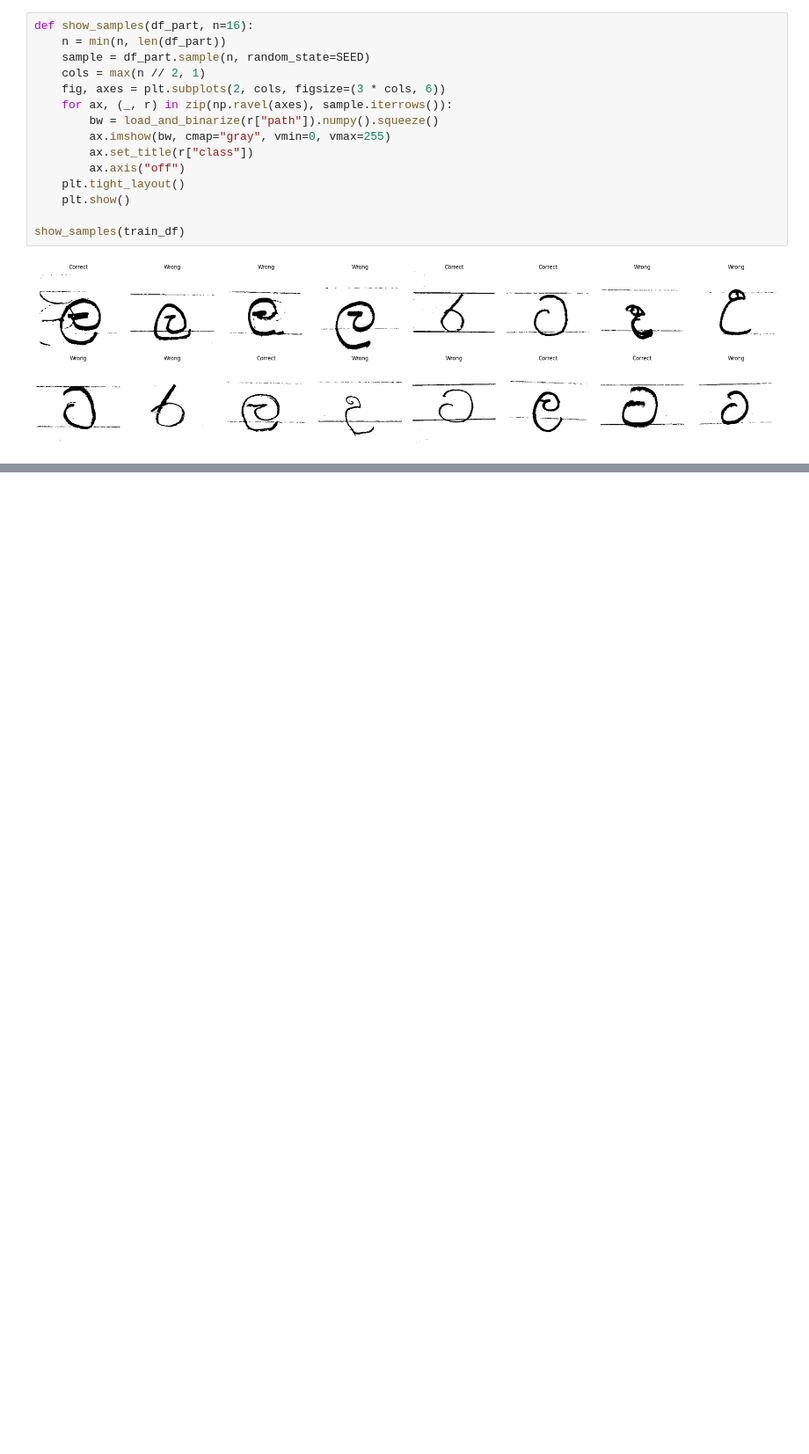
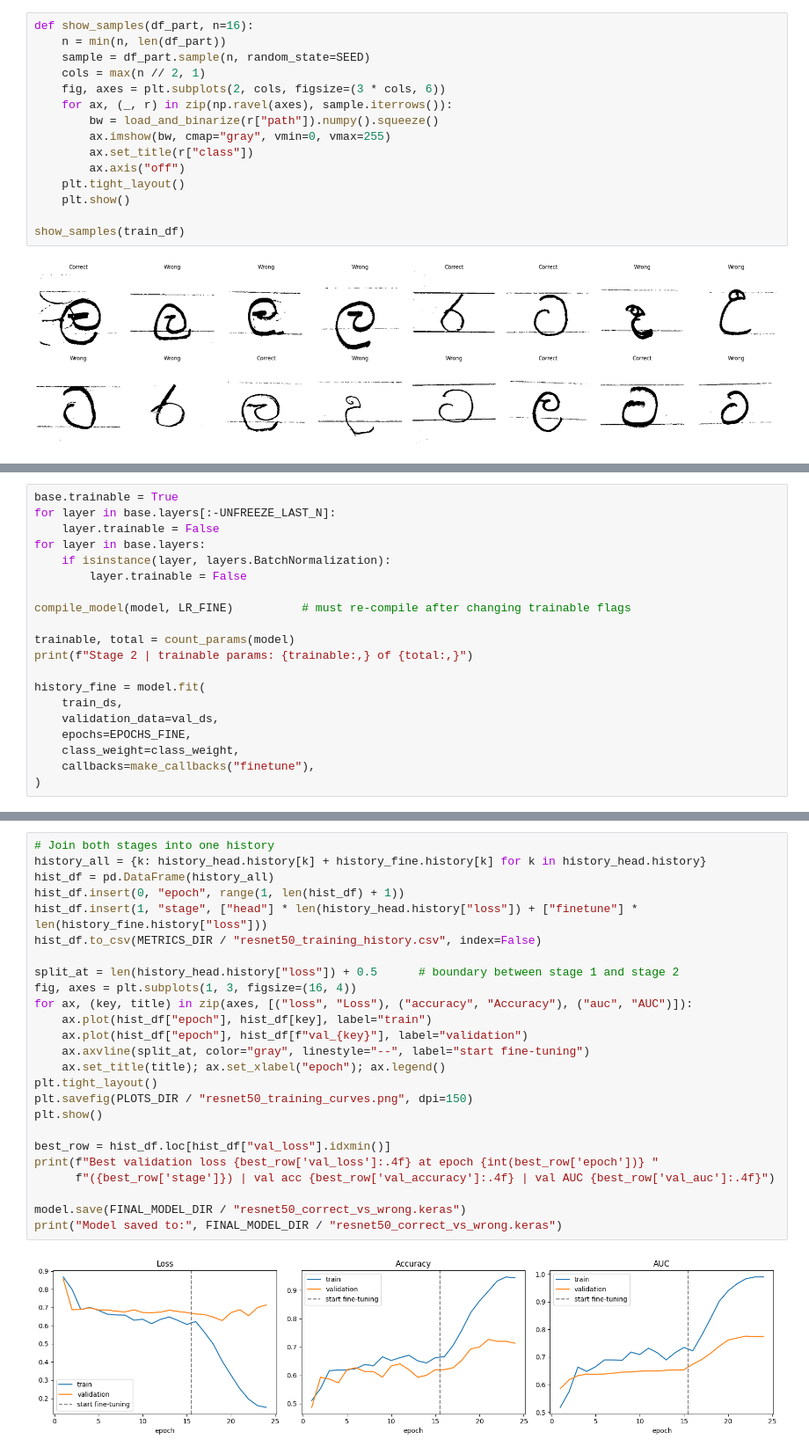
Before and after one commit to Janith303/Sinhala-and-Maths-Model-training-, a Jupyter notebook: notebooks/ResNet50.ipynb, the cells around one changed output, grey strips where cells are left out. Shown at 88% size. Saved outputs shown, nothing was run; the diff lists cells and outputs as text; blank space fills up the shorter version.

Commit message:
train the resnet50 model

```diff
--- a/notebooks/ResNet50.ipynb
+++ b/notebooks/ResNet50.ipynb
@@ -281,0 +430,20 @@ show_samples(train_df)
+# %%
+base.trainable = True
+for layer in base.layers[:-UNFREEZE_LAST_N]:
+    layer.trainable = False
+for layer in base.layers:
+    if isinstance(layer, layers.BatchNormalization):
+        layer.trainable = False
+
+compile_model(model, LR_FINE)          # must re-compile after changing trainable flags
+
+trainable, total = count_params(model)
+print(f"Stage 2 | trainable params: {trainable:,} of {total:,}")
+
+history_fine = model.fit(
+    train_ds,
+    validation_data=val_ds,
+    epochs=EPOCHS_FINE,
+    class_weight=class_weight,
+    callbacks=make_callbacks("finetune"),
+)
@@ -281,0 +468,27 @@ show_samples(train_df)
+# %%
+# Join both stages into one history
+history_all = {k: history_head.history[k] + history_fine.history[k] for k in history_head.history}
+hist_df = pd.DataFrame(history_all)
+hist_df.insert(0, "epoch", range(1, len(hist_df) + 1))
+hist_df.insert(1, "stage", ["head"] * len(history_head.history["loss"]) + ["finetune"] * len(history_fine.history["loss"]))
+hist_df.to_csv(METRICS_DIR / "resnet50_training_history.csv", index=False)
+
+split_at = len(history_head.history["loss"]) + 0.5      # boundary between stage 1 and stage 2
+fig, axes = plt.subplots(1, 3, figsize=(16, 4))
+for ax, (key, title) in zip(axes, [("loss", "Loss"), ("accuracy", "Accuracy"), ("auc", "AUC")]):
+    ax.plot(hist_df["epoch"], hist_df[key], label="train")
+    ax.plot(hist_df["epoch"], hist_df[f"val_{key}"], label="validation")
+    ax.axvline(split_at, color="gray", linestyle="--", label="start fine-tuning")
+    ax.set_title(title); ax.set_xlabel("epoch"); ax.legend()
+plt.tight_layout()
+plt.savefig(PLOTS_DIR / "resnet50_training_curves.png", dpi=150)
+plt.show()
+
+best_row = hist_df.loc[hist_df["val_loss"].idxmin()]
+print(f"Best validation loss {best_row['val_loss']:.4f} at epoch {int(best_row['epoch'])} "
+      f"({best_row['stage']}) | val acc {best_row['val_accuracy']:.4f} | val AUC {best_row['val_auc']:.4f}")
+
+model.save(FINAL_MODEL_DIR / "resnet50_correct_vs_wrong.keras")
+print("Model saved to:", FINAL_MODEL_DIR / "resnet50_correct_vs_wrong.keras")
+# %% [output]
+[figure, added]
```
Also changed, not shown: parts of 7 cells of this notebook.
